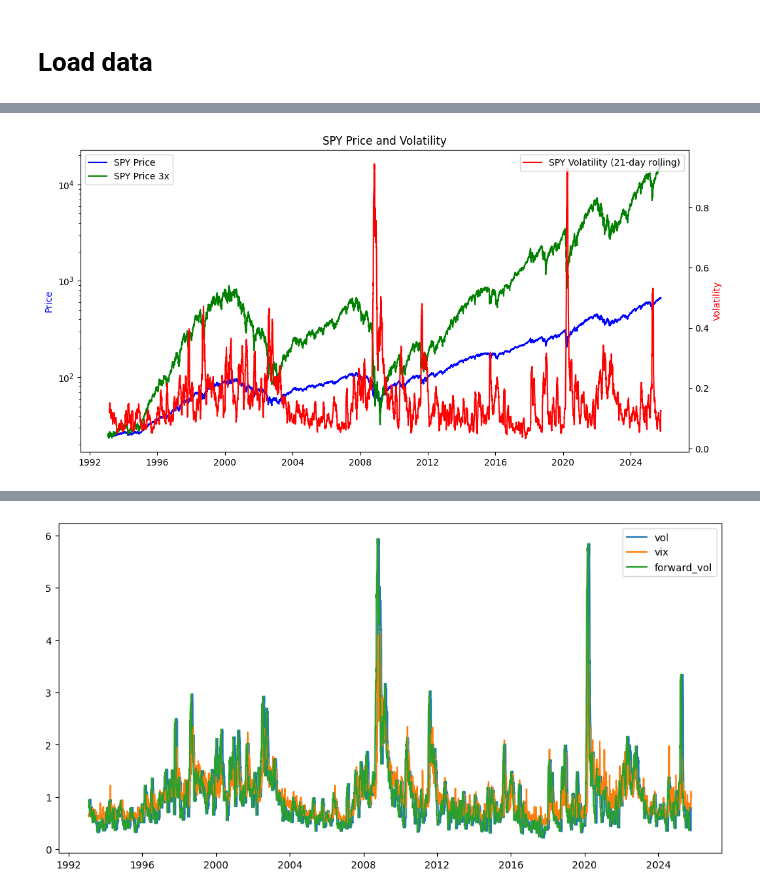
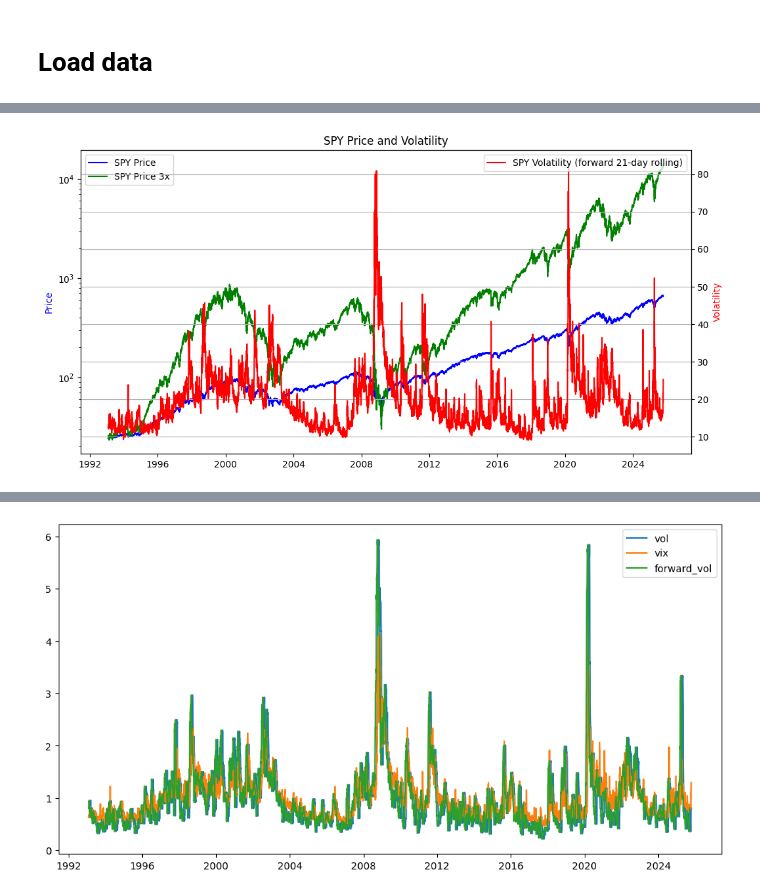
Before and after one commit to ag3nt3154/AlgoTester, a Jupyter notebook: study_leveraged_trading.ipynb, the cells around one changed output, grey strips where cells are left out. Saved outputs shown, nothing was run; the diff lists cells and outputs as text; code cells hidden in the pictures.

```diff
--- a/study_leveraged_trading.ipynb
+++ b/study_leveraged_trading.ipynb
@@ -39,8 +27,8 @@ df_base
 df_leveraged = df_base.copy()
 leverage = 3.0
 expense_ratio = 0.0045  # 0.45% annual expense ratio
-df_leveraged['returns'] = (df_leveraged['returns'] - 1) * leverage + 1
-df_leveraged['adjclose'] = df_base['adjclose'].iloc[0] * df_leveraged['returns'].cumprod()
+df_leveraged['returns'] = (df_leveraged['returns'] - 1) * leverage + 1 - (expense_ratio / 252)
+df_leveraged['adjclose'] = df_leveraged['returns'].cumprod() * df_base['adjclose'].to_list()[0]
 df_leveraged['forward_returns'] = df_leveraged['returns'].rolling(21).apply(np.prod).shift(-21)
 df_leveraged
 
@@ -56,3 +44,28 @@ plt.show()
+# %%
+def compute_atr(data, period=14):
+    """
+    Compute the Average True Range (ATR).
+
+    Parameters:
+        data (pd.DataFrame): Must contain columns ['High', 'Low', 'Close'].
+        period (int): Number of periods to calculate ATR (default=14).
+
+    Returns:
+        pd.Series: ATR values.
+    """
+    # True Range (TR)
+    high_low = data['high'] - data['low']
+    high_close = (data['high'] - data['close'].shift()).abs()
+    low_close = (data['low'] - data['close'].shift()).abs()
+
+    tr = pd.concat([high_low, high_close, low_close], axis=1).max(axis=1)
+
+    # Average True Range (ATR)
+    atr = tr.rolling(window=period, min_periods=1).mean()
+
+    return atr
+
+df_base['atr'] = compute_atr(df_base, period=21)
 # %%
 df_vix = fetch_daily_data('^VIX')
 df_vix
@@ -65,17 +114,18 @@ plt.show()
 # %%
 
 
 fig, ax1 = plt.subplots(figsize=(12, 6))
 ax2 = ax1.twinx()
 ax1.plot(df_base['adjclose'], color='blue', label='SPY Price')
 ax1.plot(df_leveraged['adjclose'], color='green', label='SPY Price 3x')
-ax2.plot(df_base['vol'], color='red', label='SPY Volatility (21-day rolling)')
+ax2.plot(df_base['vix'], color='red', label='SPY Volatility (forward 21-day rolling)')
 ax1.set_yscale('log')
 ax1.set_ylabel('Price', color='blue')
 ax2.set_ylabel('Volatility', color='red')
 ax1.legend(loc='upper left')
 ax2.legend(loc='upper right')
+ax2.grid()
 plt.title('SPY Price and Volatility')
 plt.show()
 # %% [output]
-[figure, old version]
+[figure, new version]
```
Also changed, not shown: parts of 7 cells of this notebook.
